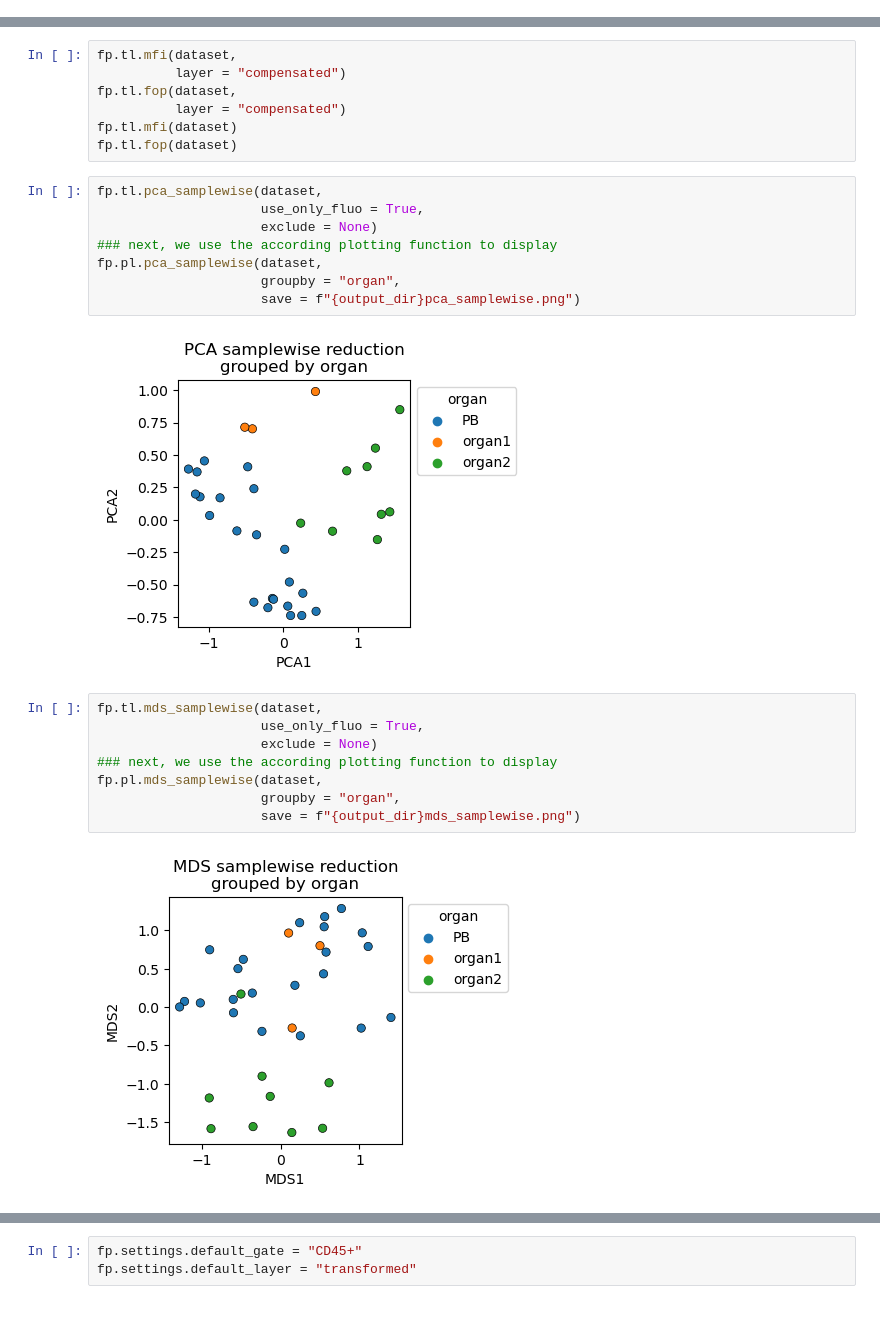
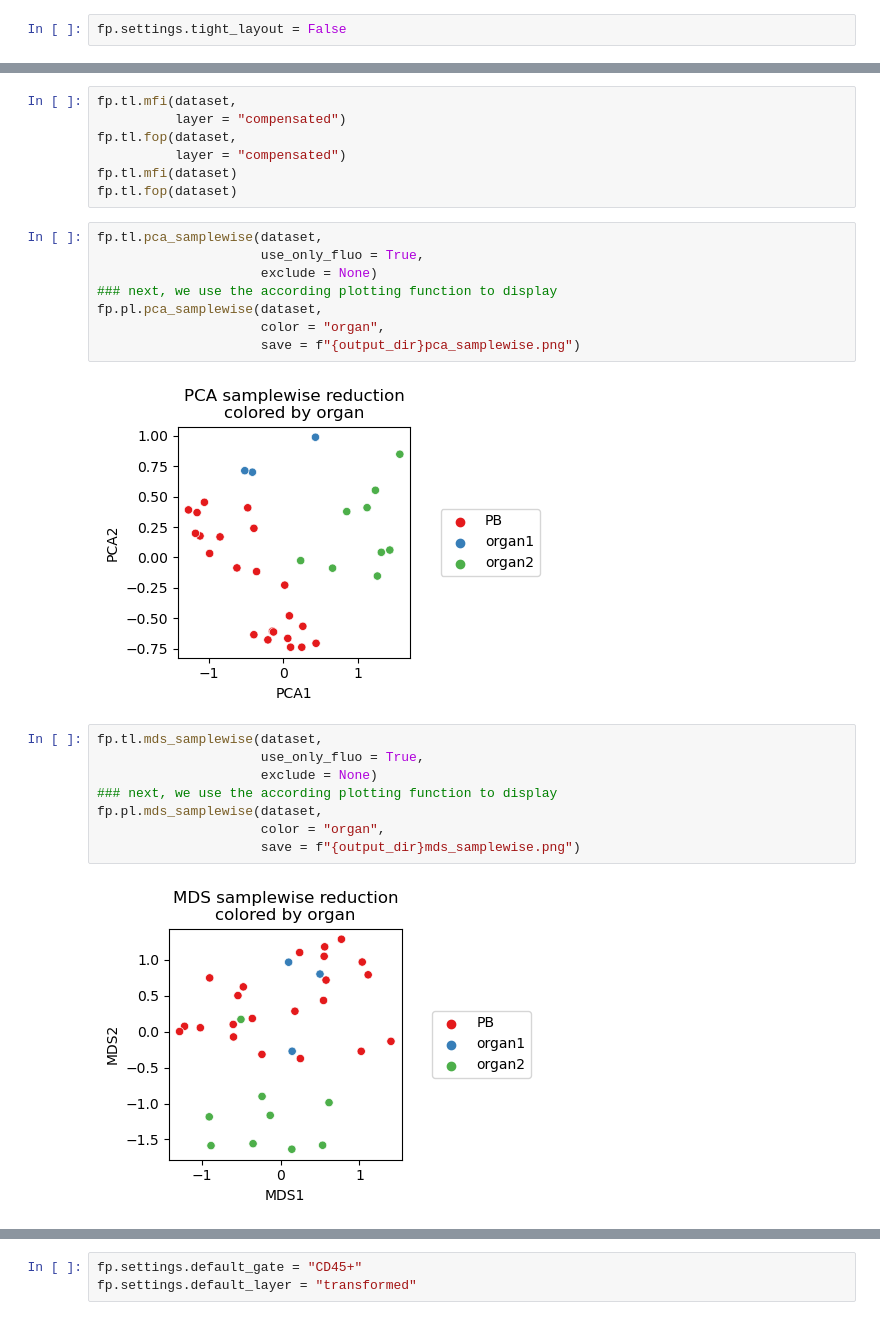
Before and after one commit to rgb-lab/FACSPy, a Jupyter notebook: vignettes/_readme/readme_image_generation.ipynb, the cells around one changed output, grey strips where cells are left out. Saved outputs shown, nothing was run; the diff lists cells and outputs as text.

```diff
--- a/vignettes/_readme/readme_image_generation.ipynb
+++ b/vignettes/_readme/readme_image_generation.ipynb
@@ -9,6 +7,8 @@ warnings.filterwarnings(
 # %%
 import FACSPy as fp
 from matplotlib import pyplot as plt
+# %%
+fp.settings.tight_layout = False
 # %%
 output_dir = "../../FACSPy/img/"
 # %%
@@ -394,23 +416,23 @@ fp.tl.fop(dataset)
 # %%
 fp.tl.pca_samplewise(dataset,
                      use_only_fluo = True,
                      exclude = None)
 ### next, we use the according plotting function to display
 fp.pl.pca_samplewise(dataset,
-                     groupby = "organ",
+                     color = "organ",
                      save = f"{output_dir}pca_samplewise.png")
 # %% [output]
-[figure, old version]
+[figure, new version]
 # %%
 fp.tl.mds_samplewise(dataset,
                      use_only_fluo = True,
                      exclude = None)
 ### next, we use the according plotting function to display
 fp.pl.mds_samplewise(dataset,
-                     groupby = "organ",
+                     color = "organ",
                      save = f"{output_dir}mds_samplewise.png")
 # %% [output]
-[figure, old version]
+[figure, new version]
 # %%
 fp.tl.tsne_samplewise(dataset,
                      use_only_fluo = True,
```
Also changed, not shown: parts of 25 cells of this notebook.
